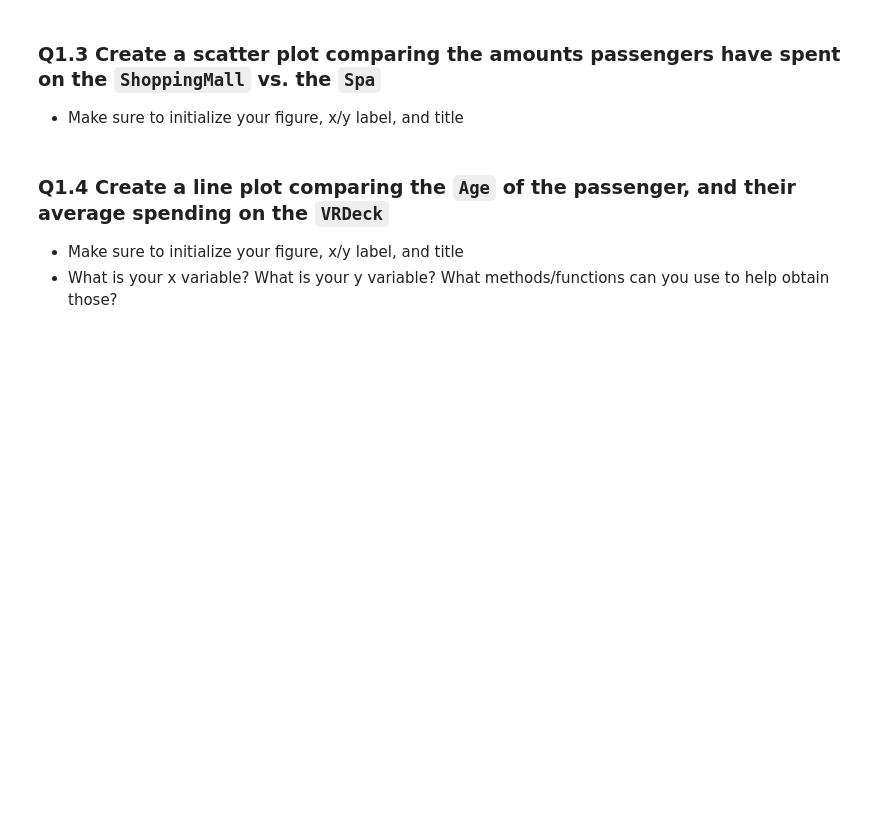
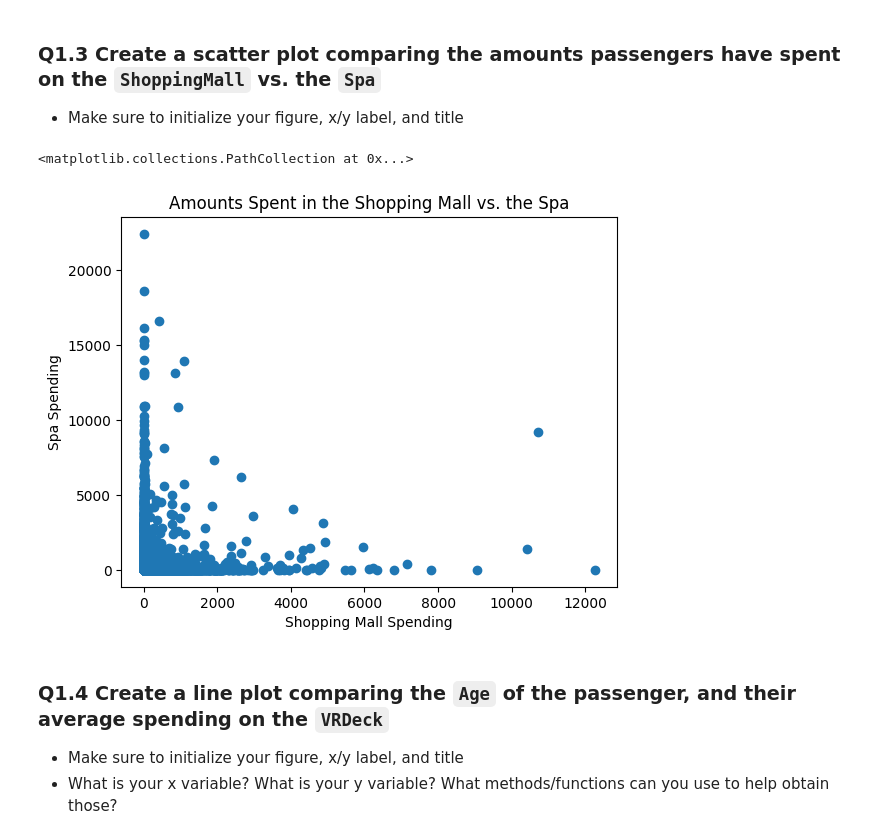
Before and after one commit to Daphne-Qin/deep-2023, a Jupyter notebook: workshop/wksp3/DEEP #3 Workshop Notebook.ipynb, the cells around one changed output. Drawn from its saved outputs; the diff is of its cells as text; code cells hidden in the pictures; blank space fills up the shorter version.

```diff
--- a/workshop/wksp3/DEEP #3 Workshop Notebook.ipynb
+++ b/workshop/wksp3/DEEP #3 Workshop Notebook.ipynb
@@ -131,3 +158,12 @@ This will plot `df['columnName1']` against `df['columnName2']`
+# %%
+plt.title("Amounts Spent in the Shopping Mall vs. the Spa")
+plt.xlabel("Shopping Mall Spending")
+plt.ylabel("Spa Spending")
+
+plt.scatter("ShoppingMall", "Spa", data=df[ ["ShoppingMall", "Spa"] ])
+# %% [output]
+<matplotlib.collections.PathCollection at 0x...>
+[figure, added]
 # %% [markdown]
 ### Q1.4 Create a line plot comparing the `Age` of the passenger, and their average spending on the `VRDeck`
 - Make sure to initialize your figure, x/y label, and title
```
Also changed, not shown: parts of 12 cells of this notebook.
